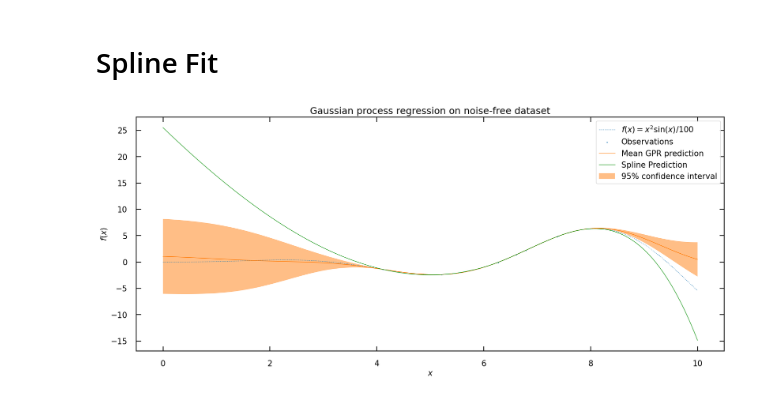
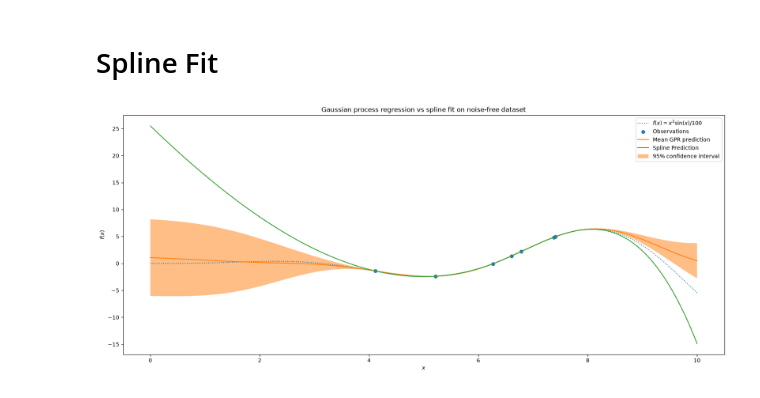
Before and after one commit to AfrozSaqlain/Scientific_Coding, a Jupyter notebook: gaussian_process_regression_1D.ipynb, the cells around one changed output. Drawn from its saved outputs; the diff is of its cells as text; code cells hidden in the pictures.

```diff
--- a/gaussian_process_regression_1D.ipynb
+++ b/gaussian_process_regression_1D.ipynb
@@ -56,19 +61,20 @@ y_pred_spline = spline(x)
 # %%
 plt.figure(figsize=(20, 8))
 plt.plot(x, y, label=r"$f(x) = x^2 \sin(x) / 100$", linestyle="dotted")
 plt.scatter(x_train, y_train, label="Observations")
 plt.plot(x, mean_prediction, label="Mean GPR prediction")
 plt.plot(x, y_pred_spline, label='Spline Prediction')
 plt.fill_between(
     x.ravel(),
     mean_prediction - 1.96 * std_prediction,
     mean_prediction + 1.96 * std_prediction,
     alpha=0.5,
     label=r"95% confidence interval",
 )
 plt.legend()
 plt.xlabel("$x$")
 plt.ylabel("$f(x)$")
-_ = plt.title("Gaussian process regression on noise-free dataset")
+plt.title("Gaussian process regression vs spline fit on noise-free dataset")
+plt.show()
 # %% [output]
-[figure, old version]
+[figure, new version]
```
Also changed, not shown: parts of 2 cells of this notebook, 1 other file.
